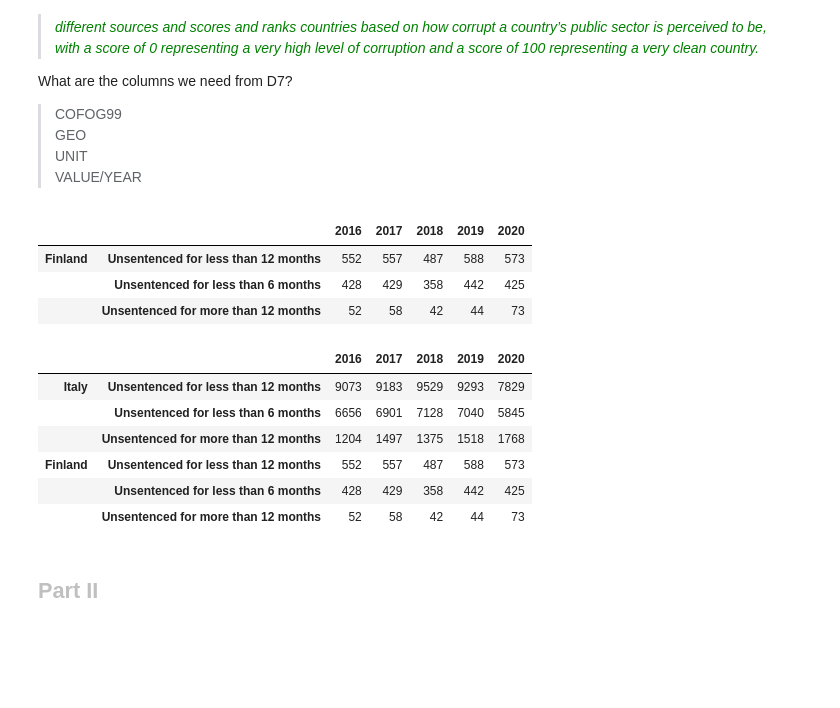
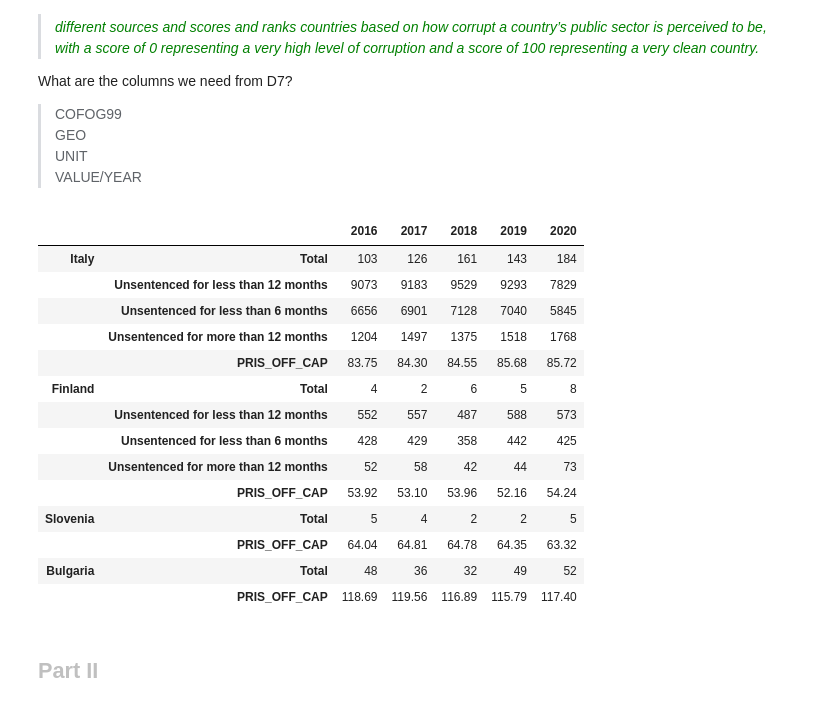
Before and after one commit to Prisoner-s-Dilemma/OpenAccess-DigitalEthics-ProjectMaterial, a Jupyter notebook: Mashup_datasets.ipynb, the cells around one changed output. Cells and saved outputs as stored; diff of their text form; code cells hidden in the pictures; blank space fills up the shorter version.

Commit message:
mashup function completed

```diff
--- a/Mashup_datasets.ipynb
+++ b/Mashup_datasets.ipynb
@@ -288,0 +345,14 @@ df_D2_23.head()
+# %%
+for item in df_D3_1.columns:
+    print(item)
+    if ' ' in item:
+        print(True)
+
+        print(type(item))
+
+def spaceRemover(df):
+    for column_name in df.columns:
+        if ' ' in column_name:
+            output_str = column_name.strip().replace(" ", "")
+            df = df.rename(columns={column_name:output_str})
+    return df
@@ -333,6 +421,8 @@ def data_creator(df_list,country_name,country_datatype):
                     # select specific columns from the row where country is available
                     row_values = df.loc[df['Country'] == country_name, columns].values.tolist()[0]
                     data.append(row_values)
+            else:
+                continue
 
     new_df = pd.DataFrame(index=midx_creator(country_name,return_datatype),
                           columns=['2016','2017','2018','2019','2020'],
@@ -342,16 +432,14 @@ def data_creator(df_list,country_name,country_datatype):
     return new_df
 # %%
 #making the df_list
-dfList = [df_D2_21,df_D2_22,df_D2_23]
-country_datatype = ['Unsentenced for less than 6 months','Unsentenced for less than 12 months','Unsentenced for more than 12 months']
+df_D3_1 = spaceRemover(df_D3_1)
+
+dfList = [df_D1_1,
+          df_D2_21,
+          df_D2_22,
+          df_D2_23,
+          df_D3_1]
+country_datatype = ['Unsentenced for less than 6 months','Unsentenced for less than 12 months','Unsentenced for more than 12 months','Total','PRIS_OFF_CAP']
-# %%
-#testing the datcreator function here
-data_creator(dfList,'Finland',country_datatype)
-# %% [output]
-|  |  | 2016 | 2017 | 2018 | 2019 | 2020 |
-| Finland | Unsentenced for less than 12 months | 552 | 557 | 487 | 588 | 573 |
-|  | Unsentenced for less than 6 months | 428 | 429 | 358 | 442 | 425 |
-|  | Unsentenced for more than 12 months | 52 | 58 | 42 | 44 | 73 |
 # %%
 #writing a function to take in multiple countries as input and the list of categories we are interested in from the user.
 
@@ -364,15 +452,23 @@ def masher(countries,categories,df_list):
 
     return resultDF
 # %%
-masher(['Italy','Finland'],country_datatype,dfList)
+masher(['Italy','Finland','Slovenia','Bulgaria'],country_datatype,dfList)
 # %% [output]
 |  |  | 2016 | 2017 | 2018 | 2019 | 2020 |
-| Italy | Unsentenced for less than 12 months | 9073 | 9183 | 9529 | 9293 | 7829 |
+| Italy | Total | 103 | 126 | 161 | 143 | 184 |
+|  | Unsentenced for less than 12 months | 9073 | 9183 | 9529 | 9293 | 7829 |
 |  | Unsentenced for less than 6 months | 6656 | 6901 | 7128 | 7040 | 5845 |
 |  | Unsentenced for more than 12 months | 1204 | 1497 | 1375 | 1518 | 1768 |
-| Finland | Unsentenced for less than 12 months | 552 | 557 | 487 | 588 | 573 |
+|  | PRIS_OFF_CAP | 83.75 | 84.30 | 84.55 | 85.68 | 85.72 |
+| Finland | Total | 4 | 2 | 6 | 5 | 8 |
+|  | Unsentenced for less than 12 months | 552 | 557 | 487 | 588 | 573 |
 |  | Unsentenced for less than 6 months | 428 | 429 | 358 | 442 | 425 |
 |  | Unsentenced for more than 12 months | 52 | 58 | 42 | 44 | 73 |
+|  | PRIS_OFF_CAP | 53.92 | 53.10 | 53.96 | 52.16 | 54.24 |
+| Slovenia | Total | 5 | 4 | 2 | 2 | 5 |
+|  | PRIS_OFF_CAP | 64.04 | 64.81 | 64.78 | 64.35 | 63.32 |
+| Bulgaria | Total | 48 | 36 | 32 | 49 | 52 |
+|  | PRIS_OFF_CAP | 118.69 | 119.56 | 116.89 | 115.79 | 117.40 |
 # %% [markdown]
 ## <span style='color:silver;'>Part II</span>
 # %% [markdown]
```
Also changed, not shown: parts of 5 cells of this notebook.
